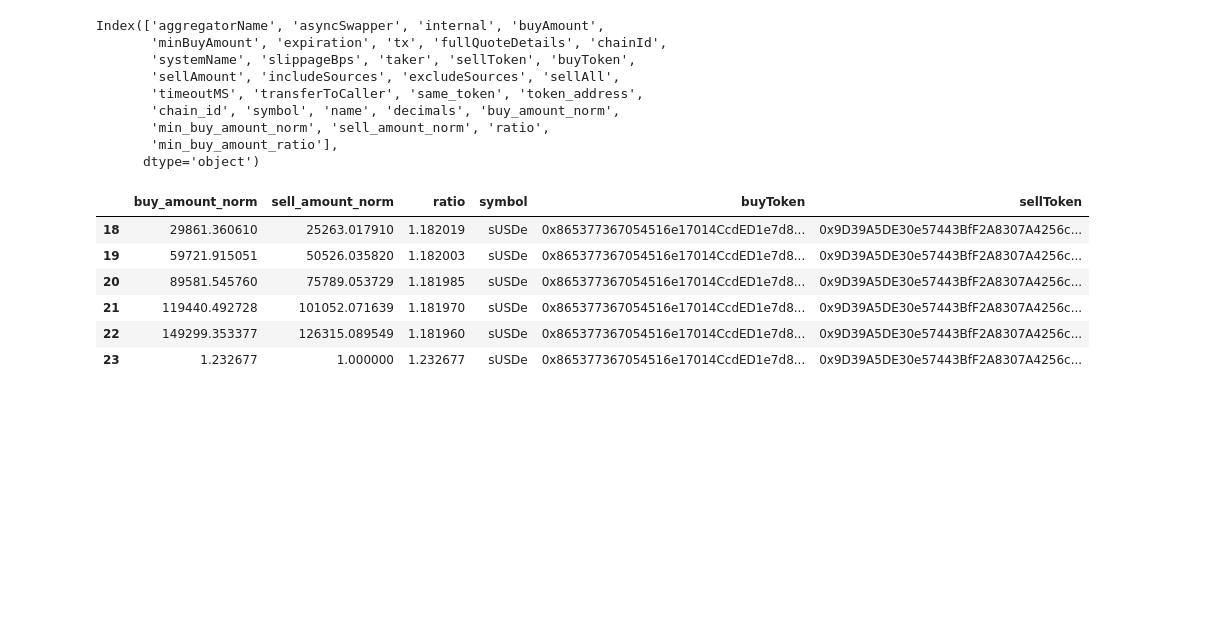
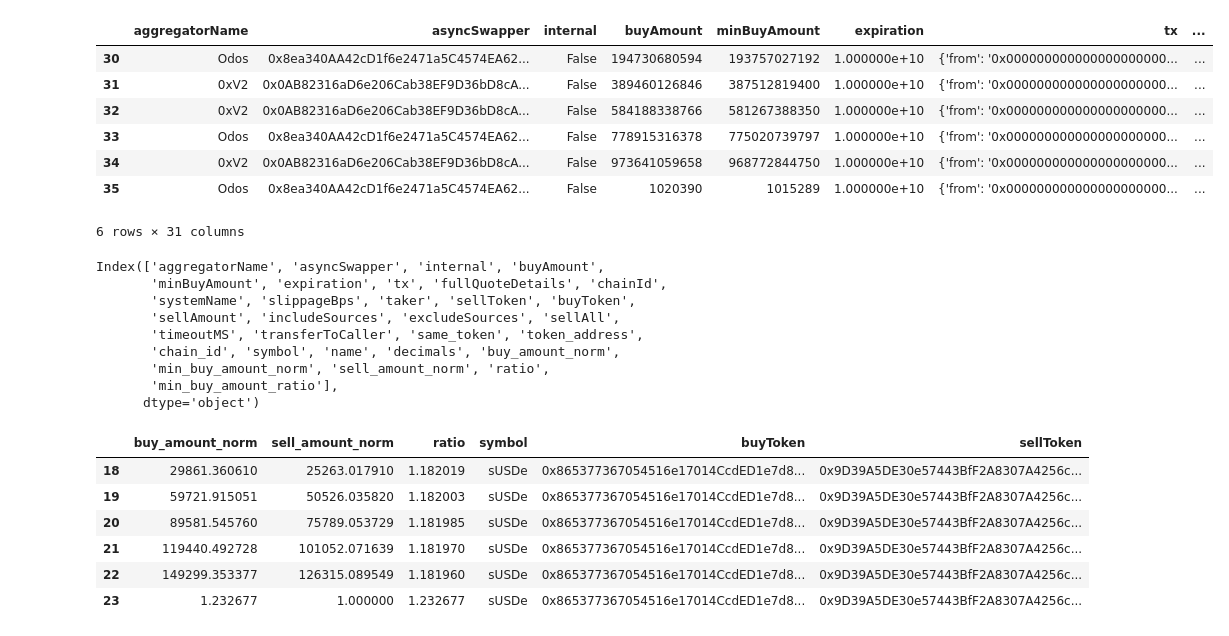
Before and after one commit to Tokemak/v2-rebalance-dashboard, a Jupyter notebook: mainnet_launch/data_fetching/quotes/quotes_notebook.ipynb, the cells around one changed output. Saved outputs shown, nothing was run; the diff lists cells and outputs as text; code cells hidden in the pictures; blank space fills up the shorter version.

```diff
--- a/mainnet_launch/data_fetching/quotes/quotes_notebook.ipynb
+++ b/mainnet_launch/data_fetching/quotes/quotes_notebook.ipynb
@@ -9,0 +56,12 @@ sUSDe_df = df[df["symbol"] == "sUSDe"].copy()
+# %%
+usdt_df = df[df["symbol"] == "USDT"].copy()
+usdt_df
+# %% [output]
+|  | aggregatorName | asyncSwapper | internal | buyAmount | minBuyAmount | expiration | tx | ... |
+| 30 | Odos | 0x8ea340AA42cD1f6e2471a5C4574EA62... | False | 194730680594 | 193757027192 | 1.000000e+10 | {'from': '0x000000000000000000000... | ... |
+| 31 | 0xV2 | 0x0AB82316aD6e206Cab38EF9D36bD8cA... | False | 389460126846 | 387512819400 | 1.000000e+10 | {'from': '0x000000000000000000000... | ... |
+| 32 | 0xV2 | 0x0AB82316aD6e206Cab38EF9D36bD8cA... | False | 584188338766 | 581267388350 | 1.000000e+10 | {'from': '0x000000000000000000000... | ... |
+| 33 | Odos | 0x8ea340AA42cD1f6e2471a5C4574EA62... | False | 778915316378 | 775020739797 | 1.000000e+10 | {'from': '0x000000000000000000000... | ... |
+| 34 | 0xV2 | 0x0AB82316aD6e206Cab38EF9D36bD8cA... | False | 973641059658 | 968772844750 | 1.000000e+10 | {'from': '0x000000000000000000000... | ... |
+| 35 | Odos | 0x8ea340AA42cD1f6e2471a5C4574EA62... | False | 1020390 | 1015289 | 1.000000e+10 | {'from': '0x000000000000000000000... | ... |
+6 rows × 31 columns
```
Also changed, not shown: parts of 4 cells of this notebook, 4 other files.
